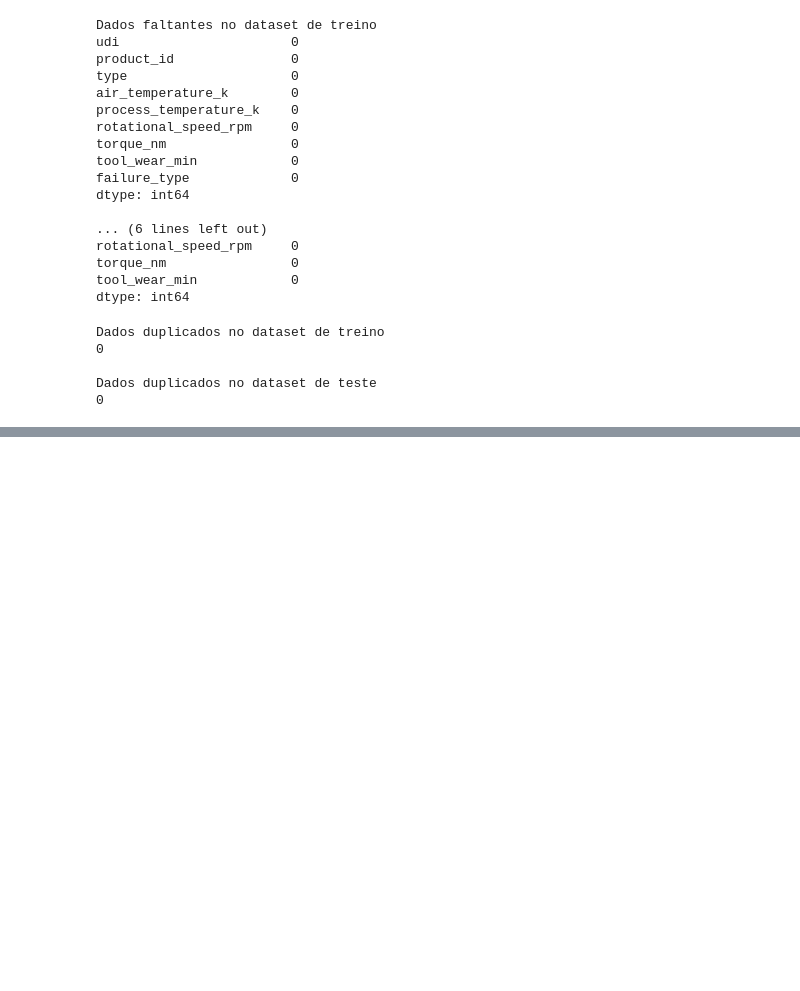
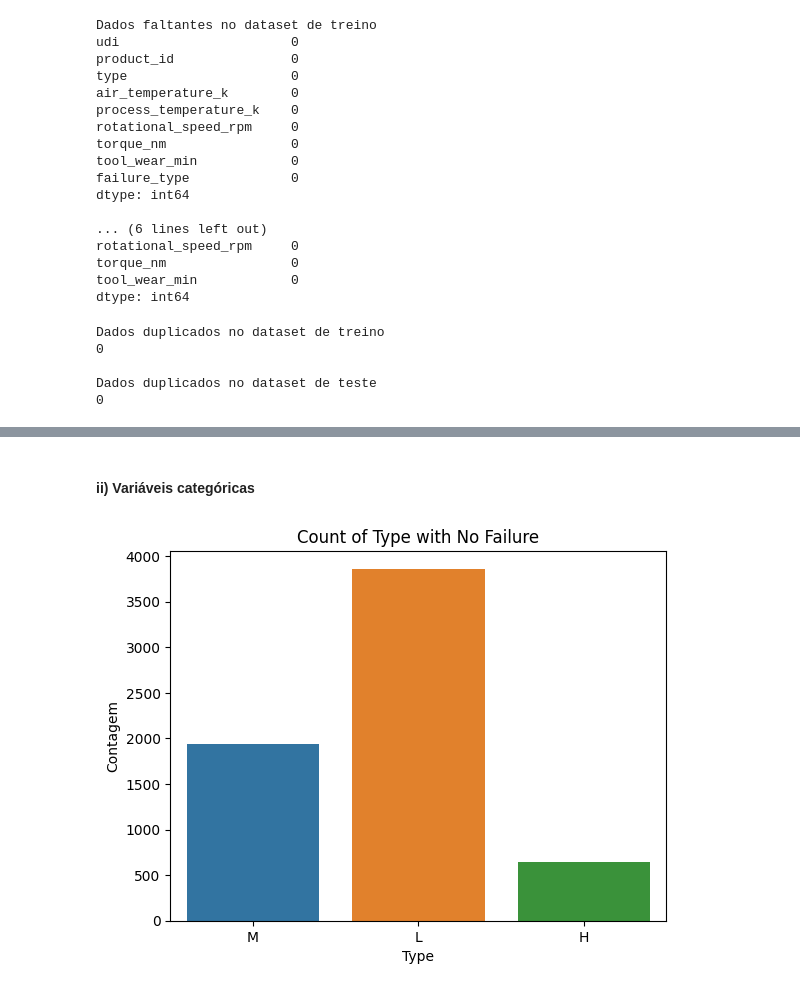
Before and after one commit to VictorBauler/indicium-data_science, a Jupyter notebook: indicium_data_science/notebook.ipynb, the cells around one changed output, grey strips where cells are left out. Saved outputs shown, nothing was run; the diff lists cells and outputs as text; code cells hidden in the pictures; blank space fills up the shorter version.

```diff
--- a/indicium_data_science/notebook.ipynb
+++ b/indicium_data_science/notebook.ipynb
@@ -71,0 +115,6 @@ Esta etapa é responsável
+# %%
+categorical_features = df_train.select_dtypes(include=['object']).columns
+categorical_features = categorical_features.drop('product_id')
+
+# Estatísticas descritivas das variáveis categóricas
+df_train[categorical_features].describe()
@@ -71,0 +147,15 @@ Esta etapa é responsável
+# %% [markdown]
+#### ii) Variáveis categóricas
+# %%
+# Desenha o gráfico de barras agrupadas
+sns.countplot(x='type', data=df_train[categorical_features][df_train['failure_type'] == 'No Failure'])
+
+# Adiciona título, rótulos de eixos e legenda
+plt.title('Count of Type with No Failure')
+plt.xlabel('Type')
+plt.ylabel('Contagem')
+
+# Exibe o gráfico
+plt.show()
+# %% [output]
+[figure, added]
```
Also changed, not shown: parts of 26 cells of this notebook, 2 other files.
